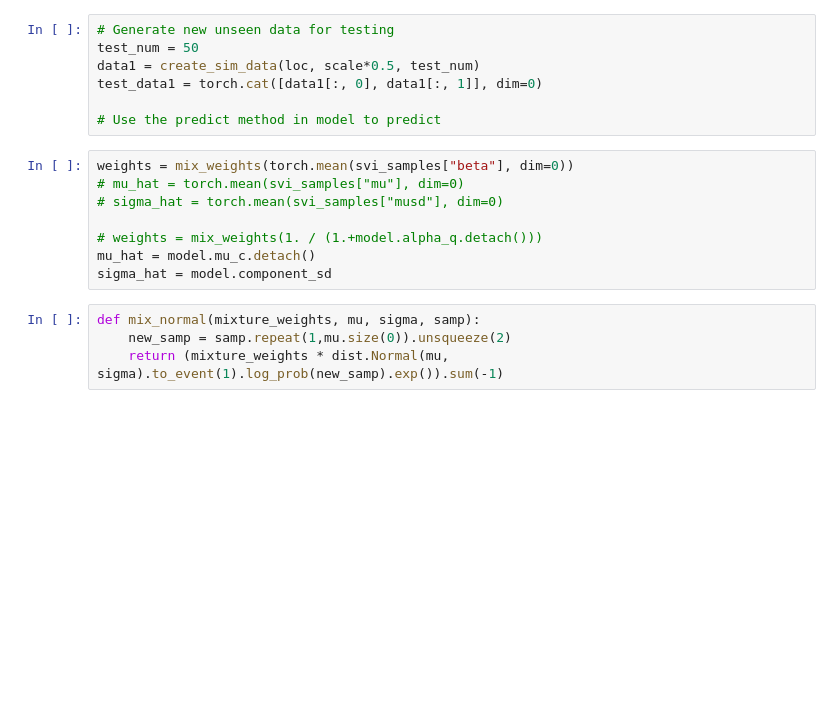
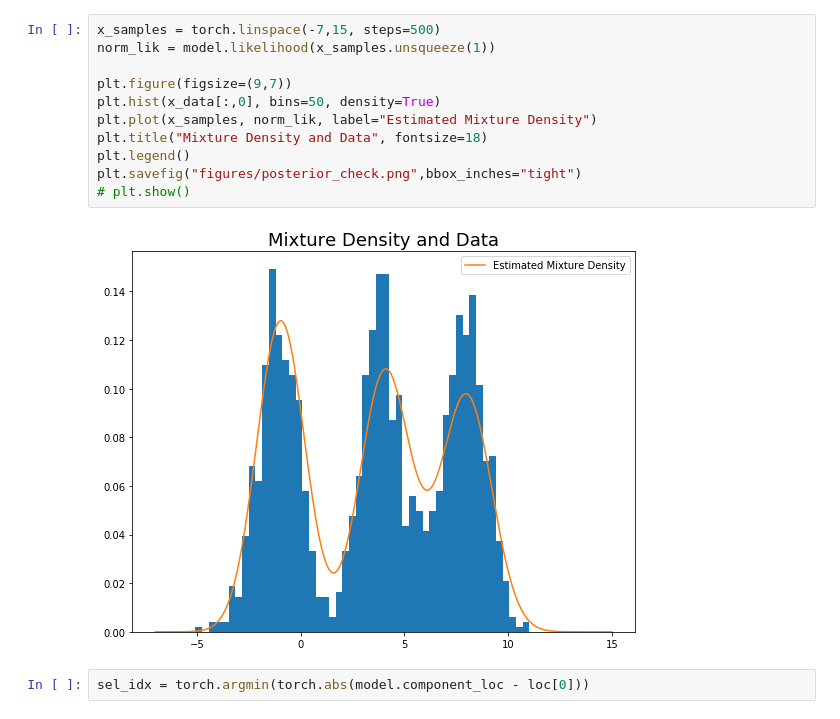
Before and after one commit to jun2tong/stat946-assignment2, a Jupyter notebook: dpmm.ipynb, the cells around one changed output. Drawn from its saved outputs; the diff is of its cells as text; blank space fills up the shorter version.

```diff
--- a/dpmm.ipynb
+++ b/dpmm.ipynb
@@ -114,19 +101,15 @@ tensor([[1.2604],
-# %%
-# Generate new unseen data for testing
-test_num = 50
-data1 = create_sim_data(loc, scale*0.5, test_num)
-test_data1 = torch.cat([data1[:, 0], data1[:, 1]], dim=0)
-
-# Use the predict method in model to predict
-# %%
-weights = mix_weights(torch.mean(svi_samples["beta"], dim=0))
-# mu_hat = torch.mean(svi_samples["mu"], dim=0)
-# sigma_hat = torch.mean(svi_samples["musd"], dim=0)
-
-# weights = mix_weights(1. / (1.+model.alpha_q.detach()))
-mu_hat = model.mu_c.detach()
-sigma_hat = model.component_sd
-# %%
-def mix_normal(mixture_weights, mu, sigma, samp):
-    new_samp = samp.repeat(1,mu.size(0)).unsqueeze(2)
-    return (mixture_weights * dist.Normal(mu, sigma).to_event(1).log_prob(new_samp).exp()).sum(-1)
+# %%
+x_samples = torch.linspace(-7,15, steps=500)
+norm_lik = model.likelihood(x_samples.unsqueeze(1))
+
+plt.figure(figsize=(9,7))
+plt.hist(x_data[:,0], bins=50, density=True)
+plt.plot(x_samples, norm_lik, label="Estimated Mixture Density")
+plt.title("Mixture Density and Data", fontsize=18)
+plt.legend()
+plt.savefig("figures/posterior_check.png",bbox_inches="tight")
+# plt.show()
+# %% [output]
+[figure, added]
+# %%
+sel_idx = torch.argmin(torch.abs(model.component_loc - loc[0]))
```
Also changed, not shown: parts of 33 cells of this notebook, 3 other files.
